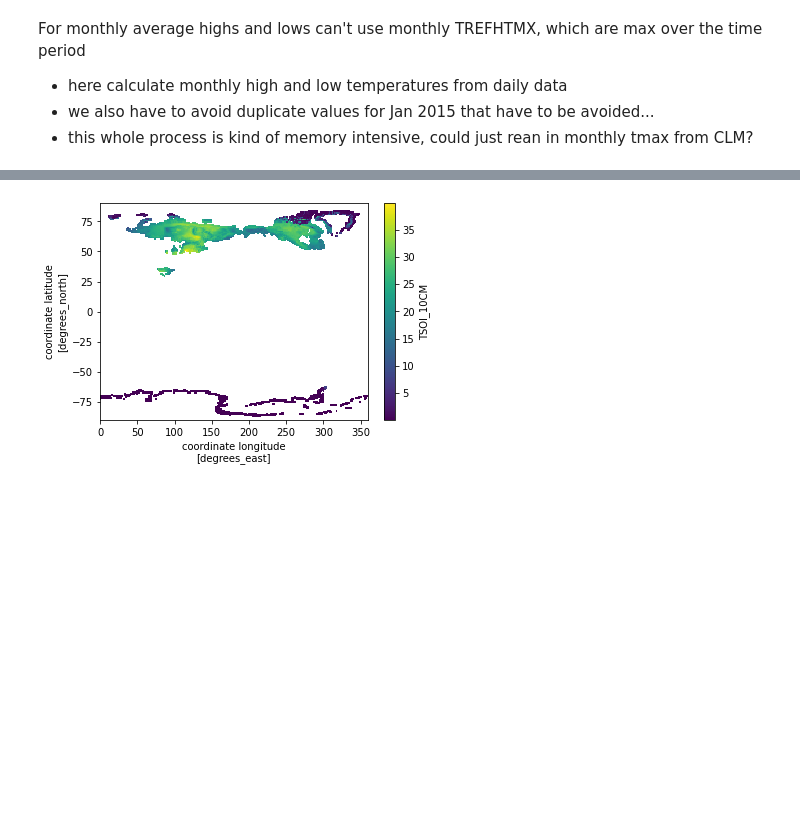
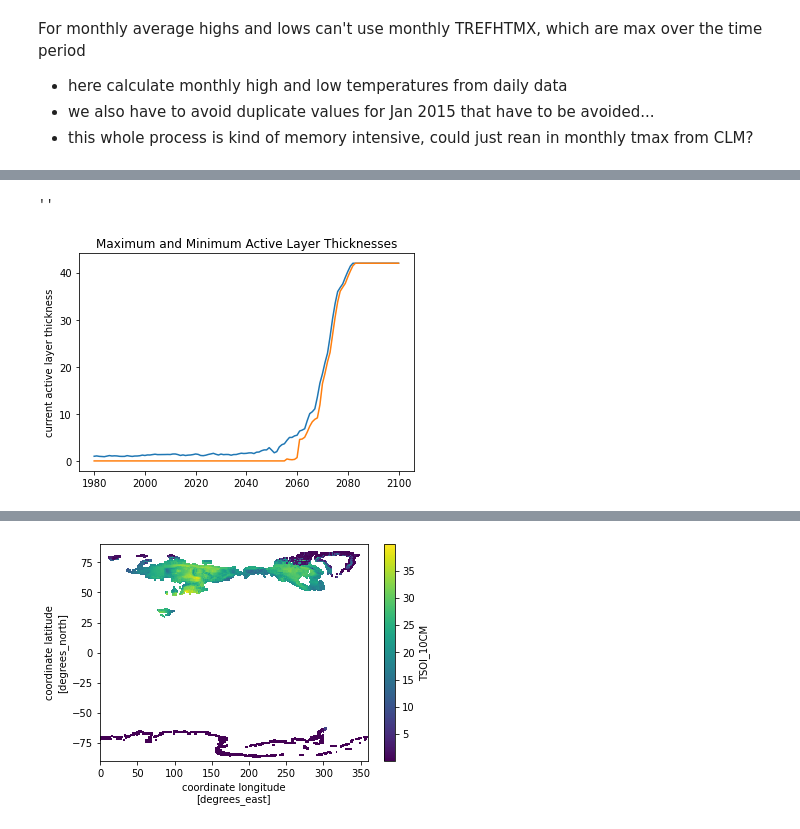
Before and after one commit to eschlerm/permafrost, a Jupyter notebook: LocalChange-ARC.ipynb, the cells around one changed output, grey strips where cells are left out. Cells and saved outputs as stored; diff of their text form; code cells hidden in the pictures; blank space fills up the shorter version.

```diff
--- a/LocalChange-ARC.ipynb
+++ b/LocalChange-ARC.ipynb
@@ -639,0 +468,13 @@ Coordinates:
+# %%
+y1 = maxALT.sel(lat=plat,lon=plon,method='nearest').sel(year=slice(1980,2100)).mean('ens')
+y2 = minALT.sel(lat=plat,lon=plon,method='nearest').sel(year=slice(1980,2100)).mean('ens')
+# ystd = maxALT.sel(lat=plat,lon=plon,method='nearest').std('ens')
+x = y1.year
+plt.plot(x,y1)
+plt.plot(x,y2)
+plt.ylabel(dsMonth2.ALT.attrs['long_name'])
+plt.title('Maximum and Minimum Active Layer Thicknesses')
+;
+# %% [output]
+''
+[figure, added]
```
Also changed, not shown: parts of 39 cells of this notebook.
